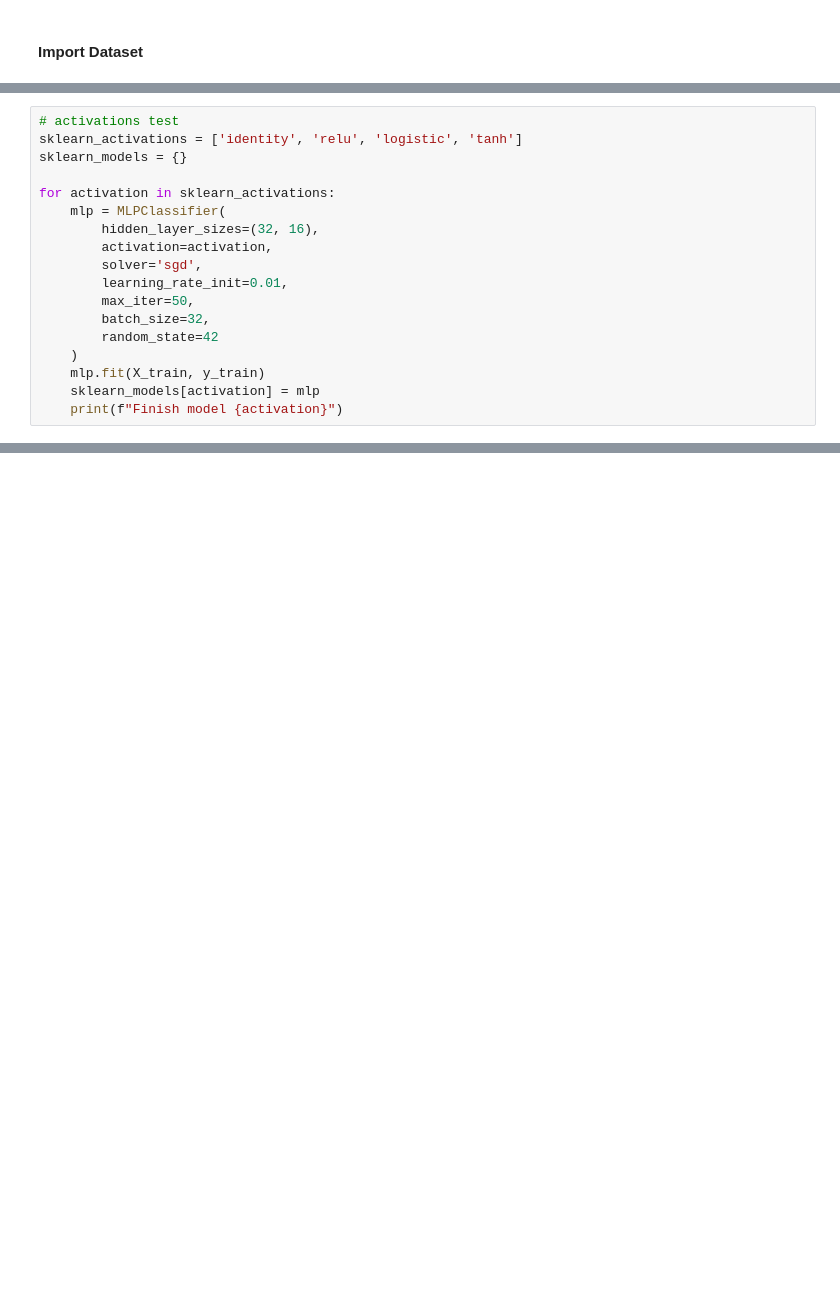
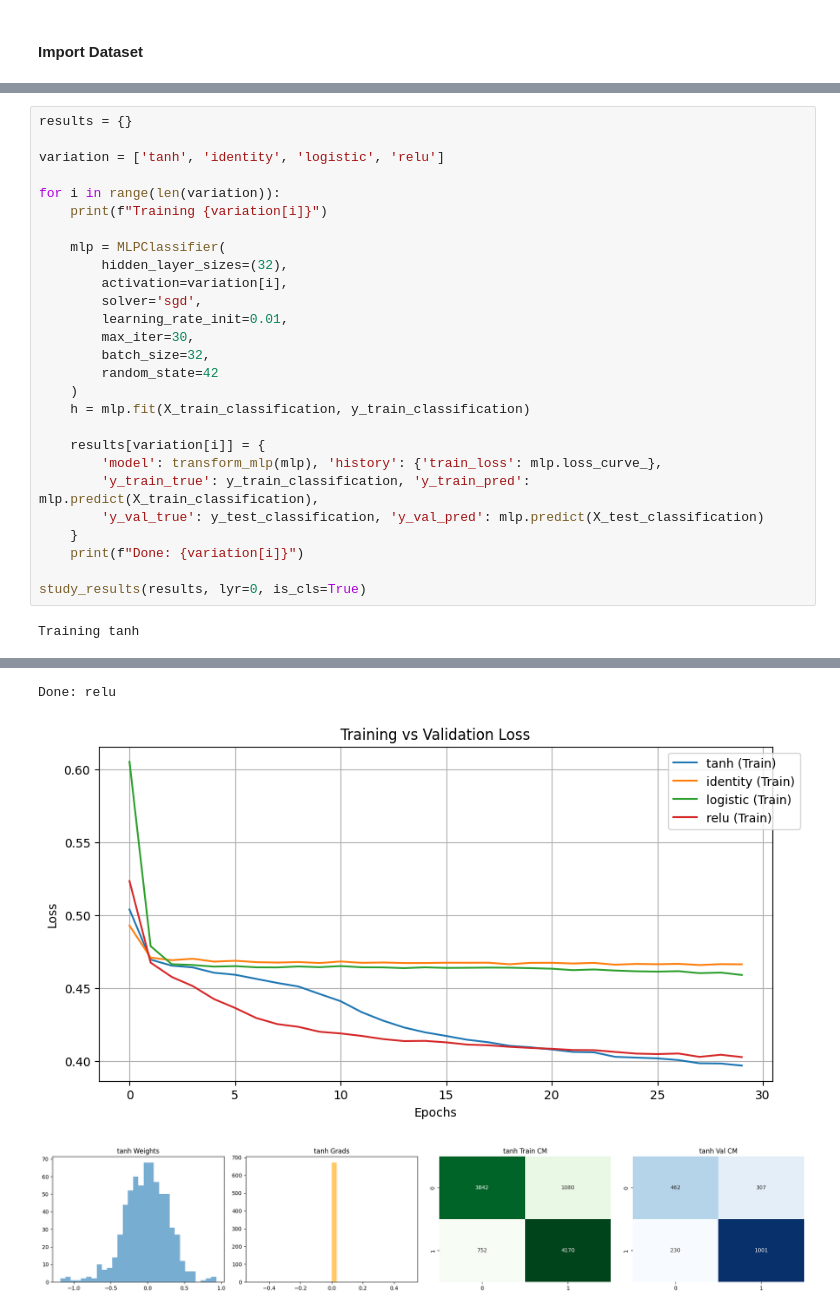
Before and after one commit to Azekhiel/JadiMesin_Tubes1_ML, a Jupyter notebook: experiment.ipynb, the cells around one changed output, grey strips where cells are left out. Cells and saved outputs as stored; diff of their text form; blank space fills up the shorter version.

Commit message:
feat: add evaluation and test

```diff
--- a/experiment.ipynb
+++ b/experiment.ipynb
@@ -49,18 +432,0 @@ Output (1)
-# %%
-# activations test
-sklearn_activations = ['identity', 'relu', 'logistic', 'tanh']
-sklearn_models = {}
-
-for activation in sklearn_activations:
-    mlp = MLPClassifier(
-        hidden_layer_sizes=(32, 16),
-        activation=activation,
-        solver='sgd',
-        learning_rate_init=0.01,
-        max_iter=50,
-        batch_size=32,
-        random_state=42
-    )
-    mlp.fit(X_train, y_train)
-    sklearn_models[activation] = mlp
-    print(f"Finish model {activation}")
@@ -137,0 +537,29 @@ weighted avg       0.71      0.72      0.71      2000
+# %%
+results = {}
+
+variation = ['tanh', 'identity', 'logistic', 'relu']
+
+for i in range(len(variation)):
+    print(f"Training {variation[i]}")
+
+    mlp = MLPClassifier(
+        hidden_layer_sizes=(32),
+        activation=variation[i],
+        solver='sgd',
+        learning_rate_init=0.01,
+        max_iter=30,
+        batch_size=32,
+        random_state=42
+    )
+    h = mlp.fit(X_train_classification, y_train_classification)
+
+    results[variation[i]] = {
+        'model': transform_mlp(mlp), 'history': {'train_loss': mlp.loss_curve_},
+        'y_train_true': y_train_classification, 'y_train_pred': mlp.predict(X_train_classification),
+        'y_val_true': y_test_classification, 'y_val_pred': mlp.predict(X_test_classification)
+    }
+    print(f"Done: {variation[i]}")
+
+study_results(results, lyr=0, is_cls=True)
+# %% [output]
+Training tanh
@@ -137,0 +572,3 @@ weighted avg       0.71      0.72      0.71      2000
+Done: relu
+[figure, added]
+[figure, added]
```
Also changed, not shown: parts of 38 cells of this notebook.
